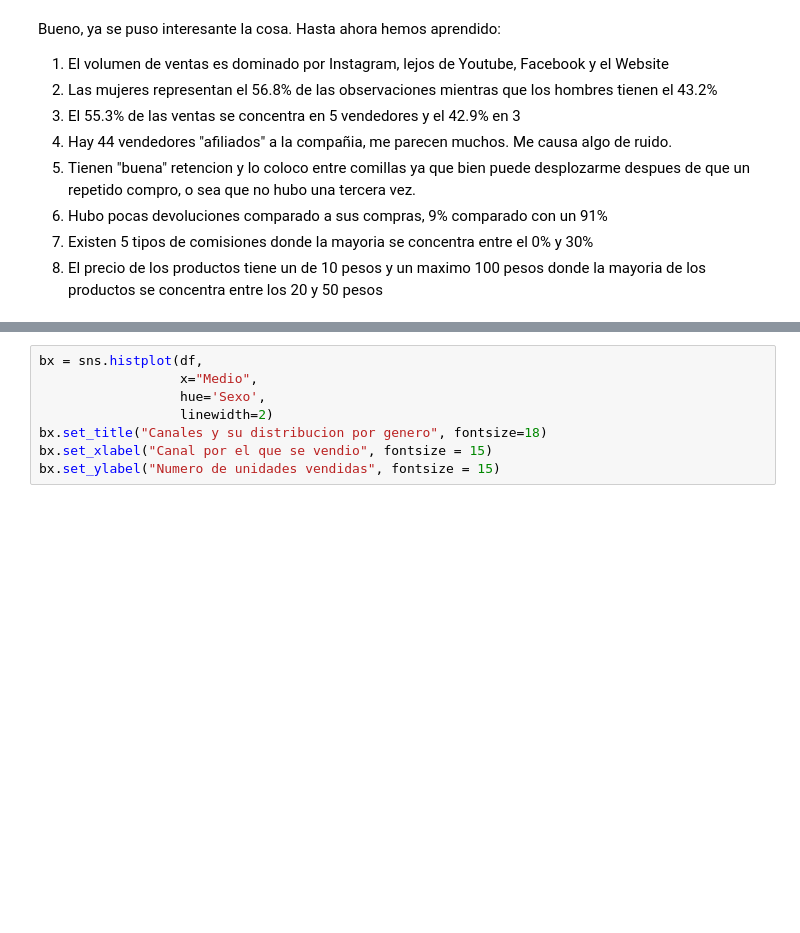
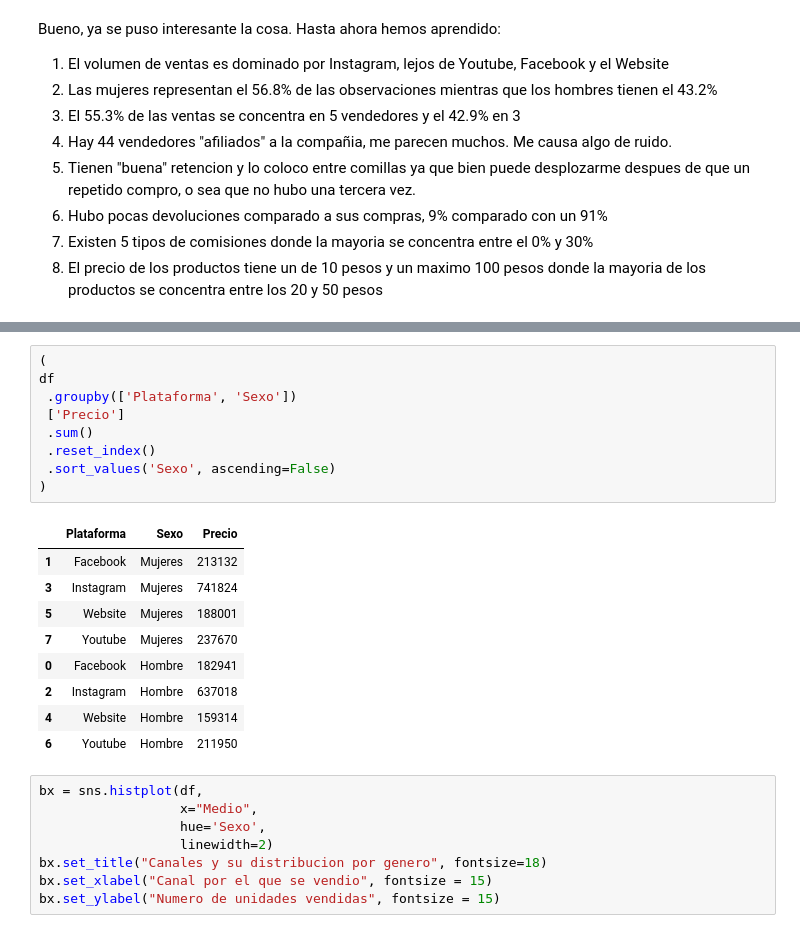
Before and after one commit to joseluistello/Python--, a Jupyter notebook: Data-Analysis-Python/Ecommerce Data Analysis .ipynb, the cells around one changed output, grey strips where cells are left out. Saved outputs shown, nothing was run; the diff lists cells and outputs as text; blank space fills up the shorter version.

```diff
--- a/Data-Analysis-Python/Ecommerce Data Analysis .ipynb
+++ b/Data-Analysis-Python/Ecommerce Data Analysis .ipynb
@@ -303,3 +320,22 @@ Si no fui muy claro, dejame que te lo explique de esta manera. En este punto deb
+# %%
+(
+df
+ .groupby(['Plataforma', 'Sexo'])
+ ['Precio']
+ .sum()
+ .reset_index()
+ .sort_values('Sexo', ascending=False)
+)
+# %% [output]
+|  | Plataforma | Sexo | Precio |
+| 1 | Facebook | Mujeres | 213132 |
+| 3 | Instagram | Mujeres | 741824 |
+| 5 | Website | Mujeres | 188001 |
+| 7 | Youtube | Mujeres | 237670 |
+| 0 | Facebook | Hombre | 182941 |
+| 2 | Instagram | Hombre | 637018 |
+| 4 | Website | Hombre | 159314 |
+| 6 | Youtube | Hombre | 211950 |
 # %%
 bx = sns.histplot(df,
                   x="Medio",
```
Also changed, not shown: parts of 6 cells of this notebook.
